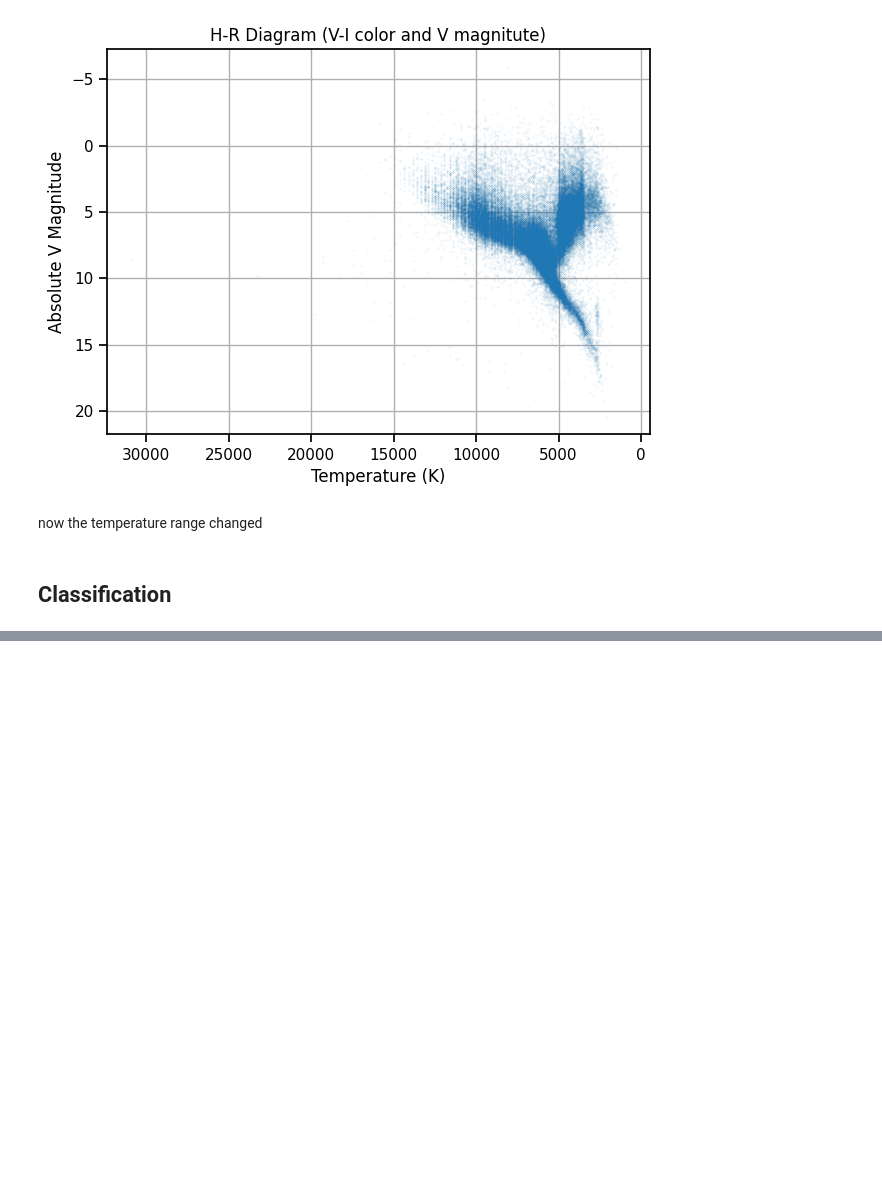
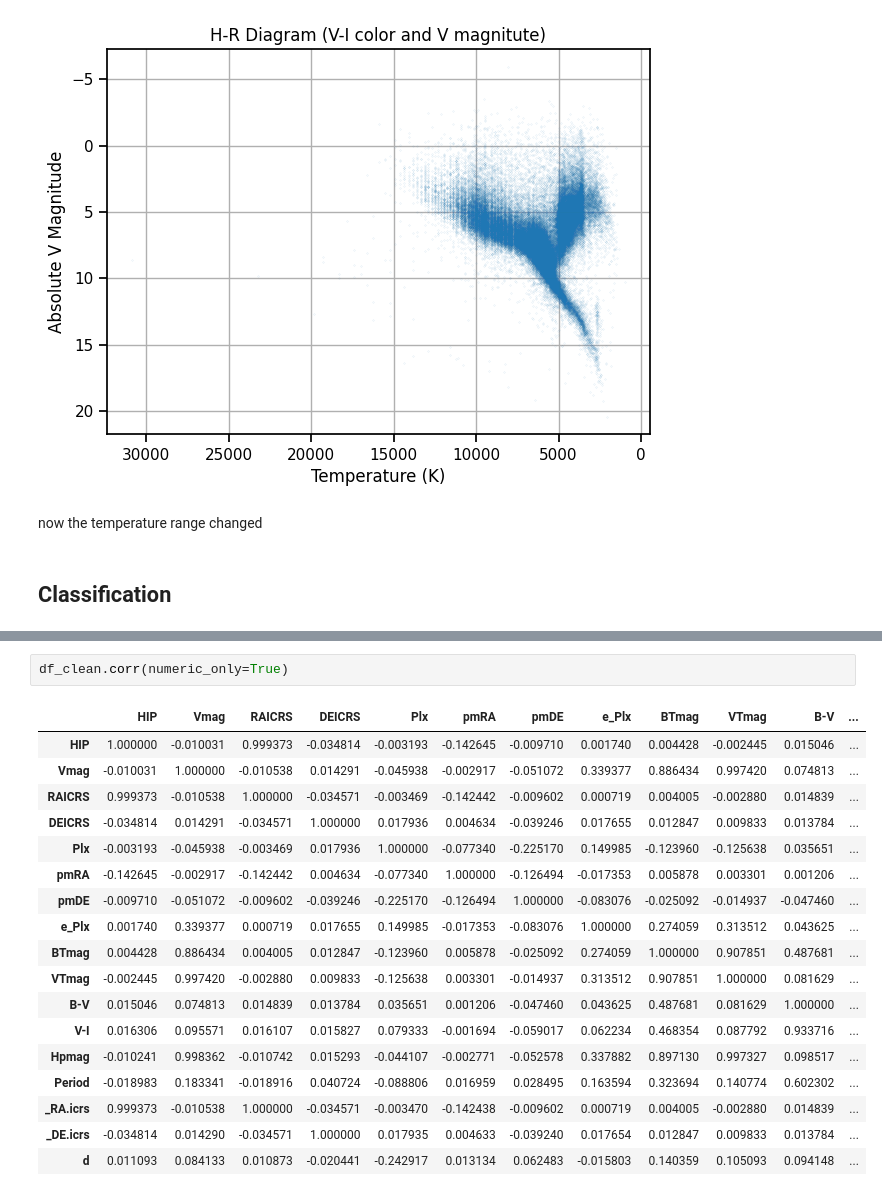
Before and after one commit to dinarazhorabek/astronomy_data_analysis, a Jupyter notebook: Hipparcos_Clustering_Starter.ipynb, the cells around one changed output, grey strips where cells are left out. Saved outputs shown, nothing was run; the diff lists cells and outputs as text; blank space fills up the shorter version.

```diff
--- a/Hipparcos_Clustering_Starter.ipynb
+++ b/Hipparcos_Clustering_Starter.ipynb
@@ -462,0 +707,21 @@ now the temperature range changed
+# %%
+df_clean.corr(numeric_only=True)
+# %% [output]
+|  | HIP | Vmag | RAICRS | DEICRS | Plx | pmRA | pmDE | e_Plx | BTmag | VTmag | B-V | ... |
+| HIP | 1.000000 | -0.010031 | 0.999373 | -0.034814 | -0.003193 | -0.142645 | -0.009710 | 0.001740 | 0.004428 | -0.002445 | 0.015046 | ... |
+| Vmag | -0.010031 | 1.000000 | -0.010538 | 0.014291 | -0.045938 | -0.002917 | -0.051072 | 0.339377 | 0.886434 | 0.997420 | 0.074813 | ... |
+| RAICRS | 0.999373 | -0.010538 | 1.000000 | -0.034571 | -0.003469 | -0.142442 | -0.009602 | 0.000719 | 0.004005 | -0.002880 | 0.014839 | ... |
+| DEICRS | -0.034814 | 0.014291 | -0.034571 | 1.000000 | 0.017936 | 0.004634 | -0.039246 | 0.017655 | 0.012847 | 0.009833 | 0.013784 | ... |
+| Plx | -0.003193 | -0.045938 | -0.003469 | 0.017936 | 1.000000 | -0.077340 | -0.225170 | 0.149985 | -0.123960 | -0.125638 | 0.035651 | ... |
+| pmRA | -0.142645 | -0.002917 | -0.142442 | 0.004634 | -0.077340 | 1.000000 | -0.126494 | -0.017353 | 0.005878 | 0.003301 | 0.001206 | ... |
+| pmDE | -0.009710 | -0.051072 | -0.009602 | -0.039246 | -0.225170 | -0.126494 | 1.000000 | -0.083076 | -0.025092 | -0.014937 | -0.047460 | ... |
+| e_Plx | 0.001740 | 0.339377 | 0.000719 | 0.017655 | 0.149985 | -0.017353 | -0.083076 | 1.000000 | 0.274059 | 0.313512 | 0.043625 | ... |
+| BTmag | 0.004428 | 0.886434 | 0.004005 | 0.012847 | -0.123960 | 0.005878 | -0.025092 | 0.274059 | 1.000000 | 0.907851 | 0.487681 | ... |
+| VTmag | -0.002445 | 0.997420 | -0.002880 | 0.009833 | -0.125638 | 0.003301 | -0.014937 | 0.313512 | 0.907851 | 1.000000 | 0.081629 | ... |
+| B-V | 0.015046 | 0.074813 | 0.014839 | 0.013784 | 0.035651 | 0.001206 | -0.047460 | 0.043625 | 0.487681 | 0.081629 | 1.000000 | ... |
+| V-I | 0.016306 | 0.095571 | 0.016107 | 0.015827 | 0.079333 | -0.001694 | -0.059017 | 0.062234 | 0.468354 | 0.087792 | 0.933716 | ... |
+| Hpmag | -0.010241 | 0.998362 | -0.010742 | 0.015293 | -0.044107 | -0.002771 | -0.052578 | 0.337882 | 0.897130 | 0.997327 | 0.098517 | ... |
+| Period | -0.018983 | 0.183341 | -0.018916 | 0.040724 | -0.088806 | 0.016959 | 0.028495 | 0.163594 | 0.323694 | 0.140774 | 0.602302 | ... |
+| _RA.icrs | 0.999373 | -0.010538 | 1.000000 | -0.034571 | -0.003470 | -0.142438 | -0.009602 | 0.000719 | 0.004005 | -0.002880 | 0.014839 | ... |
+| _DE.icrs | -0.034814 | 0.014290 | -0.034571 | 1.000000 | 0.017935 | 0.004633 | -0.039240 | 0.017654 | 0.012847 | 0.009833 | 0.013784 | ... |
+| d | 0.011093 | 0.084133 | 0.010873 | -0.020441 | -0.242917 | 0.013134 | 0.062483 | -0.015803 | 0.140359 | 0.105093 | 0.094148 | ... |
```
Also changed, not shown: parts of 18 cells of this notebook.
